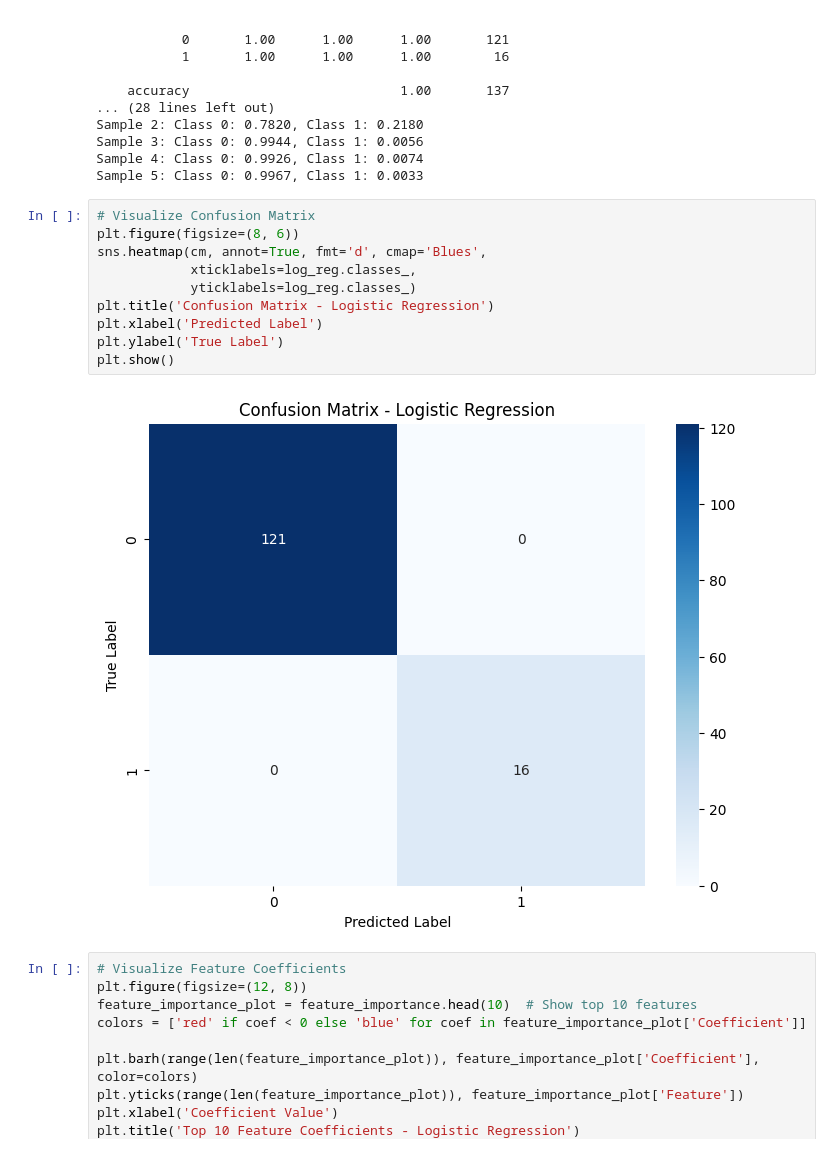
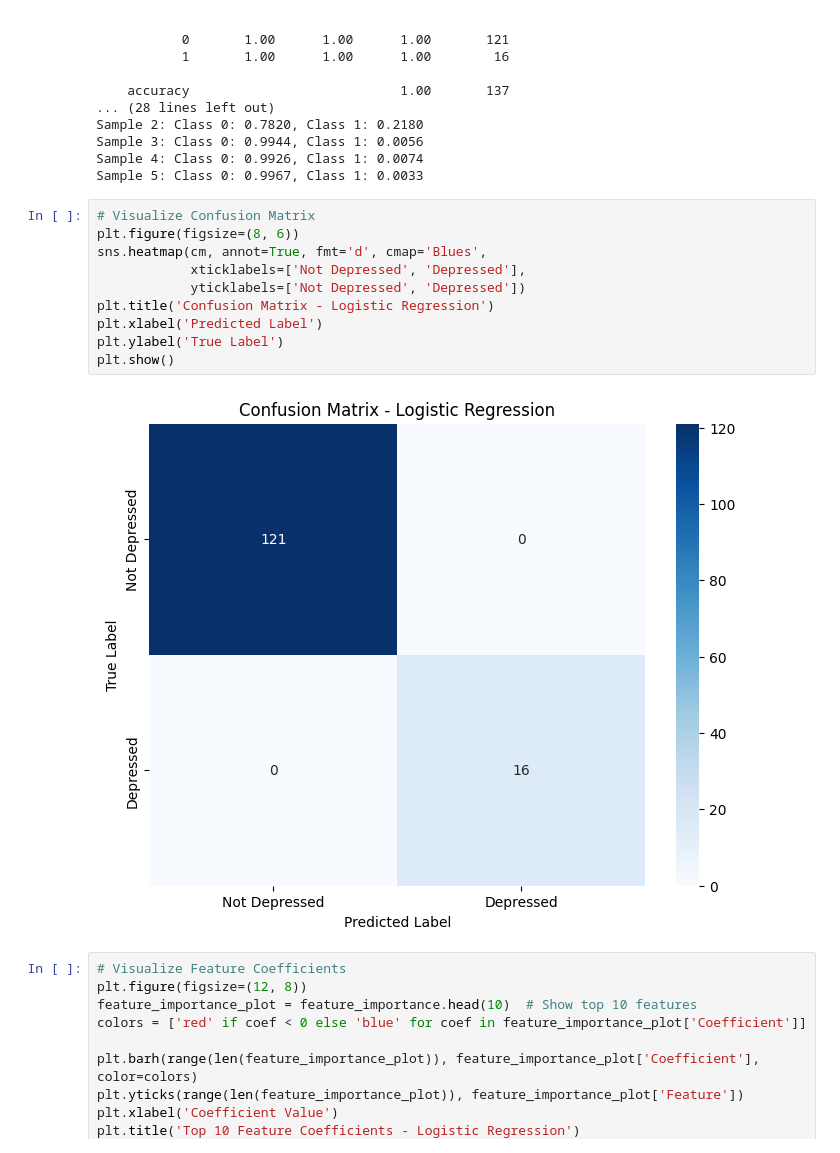
Before and after one commit to AbdullahIbneAziz/PHQ-9-Thesis-, a Jupyter notebook: model.ipynb, the cells around one changed output. Cells and saved outputs as stored; diff of their text form.

```diff
--- a/model.ipynb
+++ b/model.ipynb
@@ -598,15 +598,15 @@ Sample 5: Class 0: 0.9967, Class 1: 0.0033
 # %%
 # Visualize Confusion Matrix
 plt.figure(figsize=(8, 6))
 sns.heatmap(cm, annot=True, fmt='d', cmap='Blues',
-            xticklabels=log_reg.classes_,
-            yticklabels=log_reg.classes_)
+            xticklabels=['Not Depressed', 'Depressed'],
+            yticklabels=['Not Depressed', 'Depressed'])
 plt.title('Confusion Matrix - Logistic Regression')
 plt.xlabel('Predicted Label')
 plt.ylabel('True Label')
 plt.show()
 # %% [output]
-[figure, old version]
+[figure, new version]
 # %%
 # Visualize Feature Coefficients
 plt.figure(figsize=(12, 8))
```
Also changed, not shown: parts of 2 cells of this notebook.
